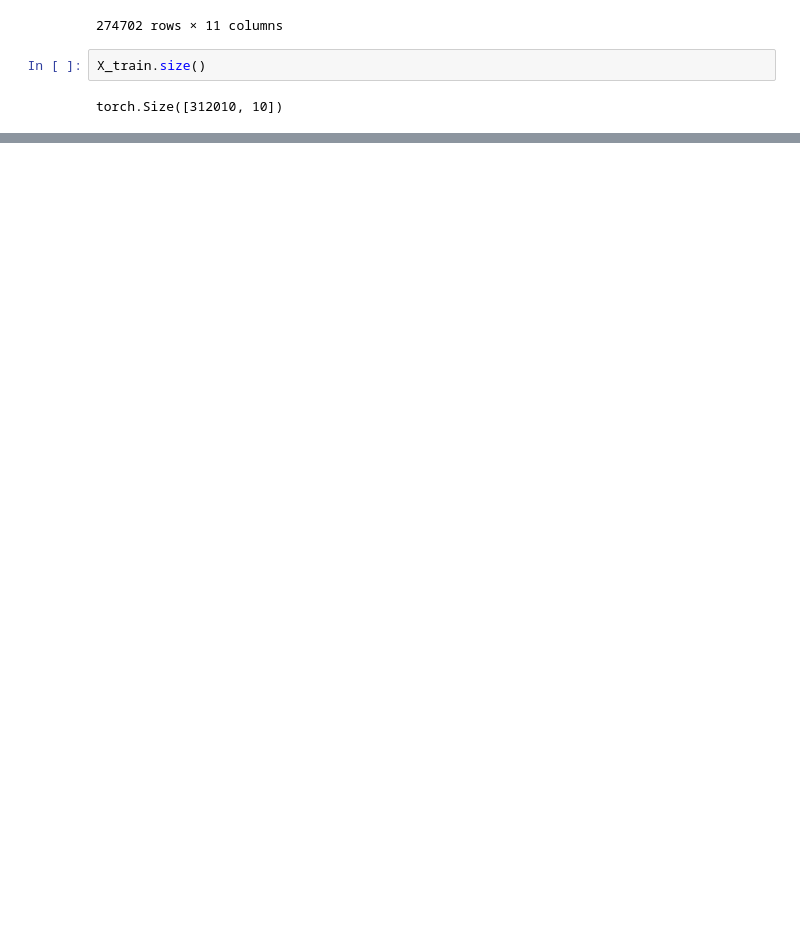
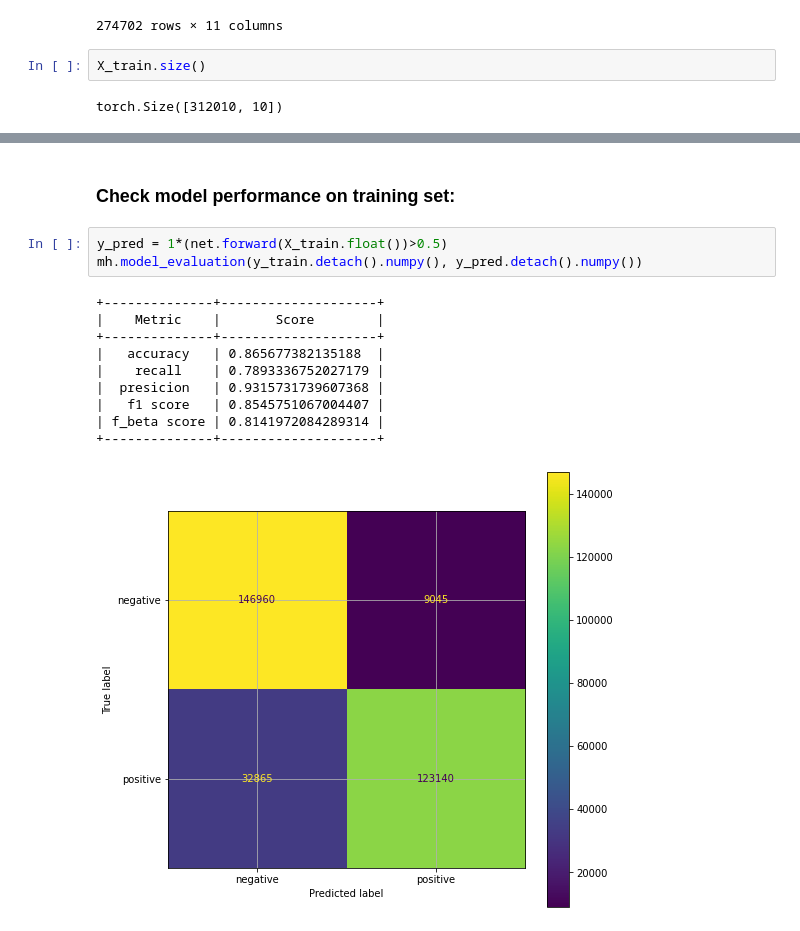
Before and after one commit to NirLalum/corona-diagnosis, a Jupyter notebook: dnn.ipynb, the cells around one changed output, grey strips where cells are left out. Saved outputs shown, nothing was run; the diff lists cells and outputs as text; blank space fills up the shorter version.

```diff
--- a/dnn.ipynb
+++ b/dnn.ipynb
@@ -128,0 +188,16 @@ Finished Training
+# %% [markdown]
+### Check model performance on training set:
+# %%
+y_pred = 1*(net.forward(X_train.float())>0.5)
+mh.model_evaluation(y_train.detach().numpy(), y_pred.detach().numpy())
+# %% [output]
++--------------+--------------------+
+|    Metric    |       Score        |
++--------------+--------------------+
+|   accuracy   | 0.865677382135188  |
+|    recall    | 0.7893336752027179 |
+|  presicion   | 0.9315731739607368 |
+|   f1 score   | 0.8545751067004407 |
+| f_beta score | 0.8141972084289314 |
++--------------+--------------------+
+[figure, added]
```
Also changed, not shown: parts of 17 cells of this notebook.
